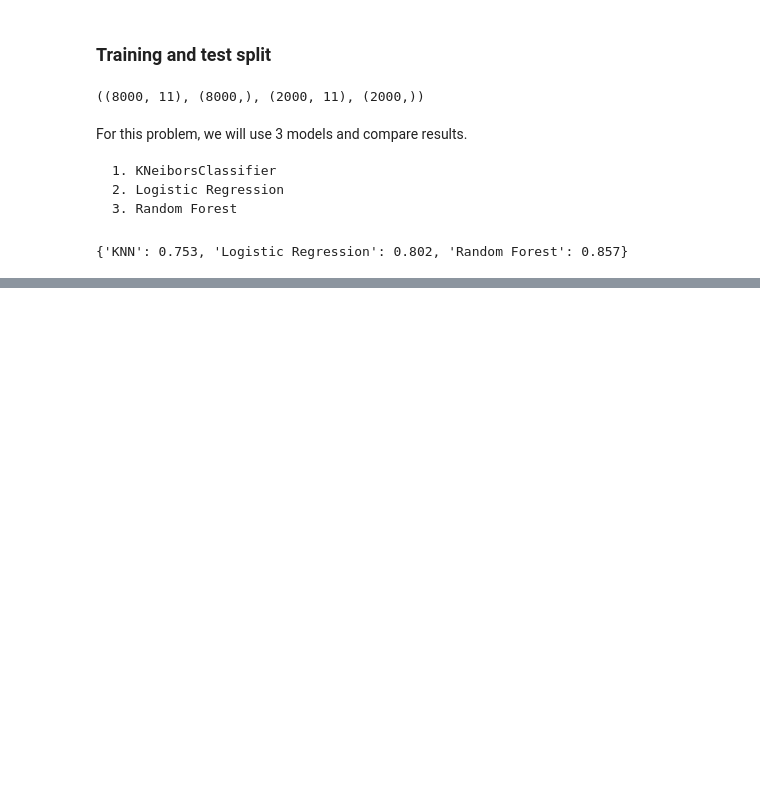
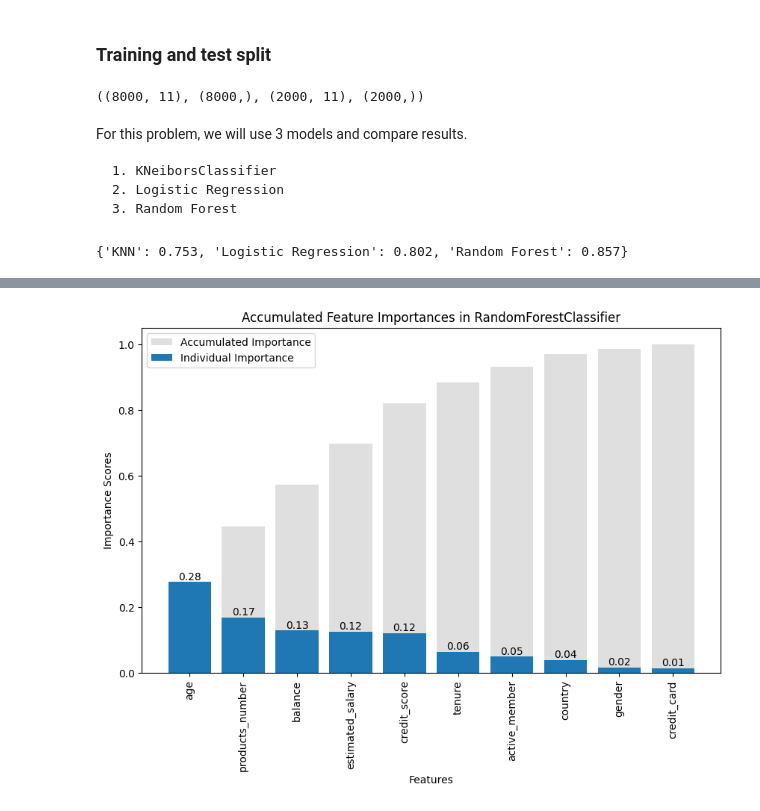
Before and after one commit to victoria-se/customer-churn, a Jupyter notebook: end-to-end-customer-churn-classification.ipynb, the cells around one changed output, grey strips where cells are left out. Saved outputs shown, nothing was run; the diff lists cells and outputs as text; code cells hidden in the pictures; blank space fills up the shorter version.

```diff
--- a/end-to-end-customer-churn-classification.ipynb
+++ b/end-to-end-customer-churn-classification.ipynb
@@ -590,0 +748,21 @@ gs_rf_clf.best_params_
+# %%
+importance_scores = clf.feature_importances_
+sorted_indices = importance_scores.argsort()[::-1]
+sorted_importances = importance_scores[sorted_indices]
+sorted_feature_names = X.columns[sorted_indices]
+# %%
+plt.figure(figsize=(10, 6))
+plt.style.use('default')
+plt.bar(sorted_feature_names, sorted_importances.cumsum(), label='Accumulated Importance', alpha=0.5, color='silver')
+bars = plt.bar(sorted_feature_names, sorted_importances, label='Individual Importance')
+for bar, importance in zip(bars, sorted_importances):
+    height = bar.get_height()
+    plt.text(bar.get_x() + bar.get_width() / 2, height, f'{importance:.2f}', ha='center', va='bottom')
+plt.xticks(rotation=90)
+plt.xlabel("Features")
+plt.ylabel("Importance Scores")
+plt.title("Accumulated Feature Importances in RandomForestClassifier")
+plt.legend()
+plt.show()
+# %% [output]
+[figure, added]
```
Also changed, not shown: parts of 99 cells of this notebook, 1 other file.
